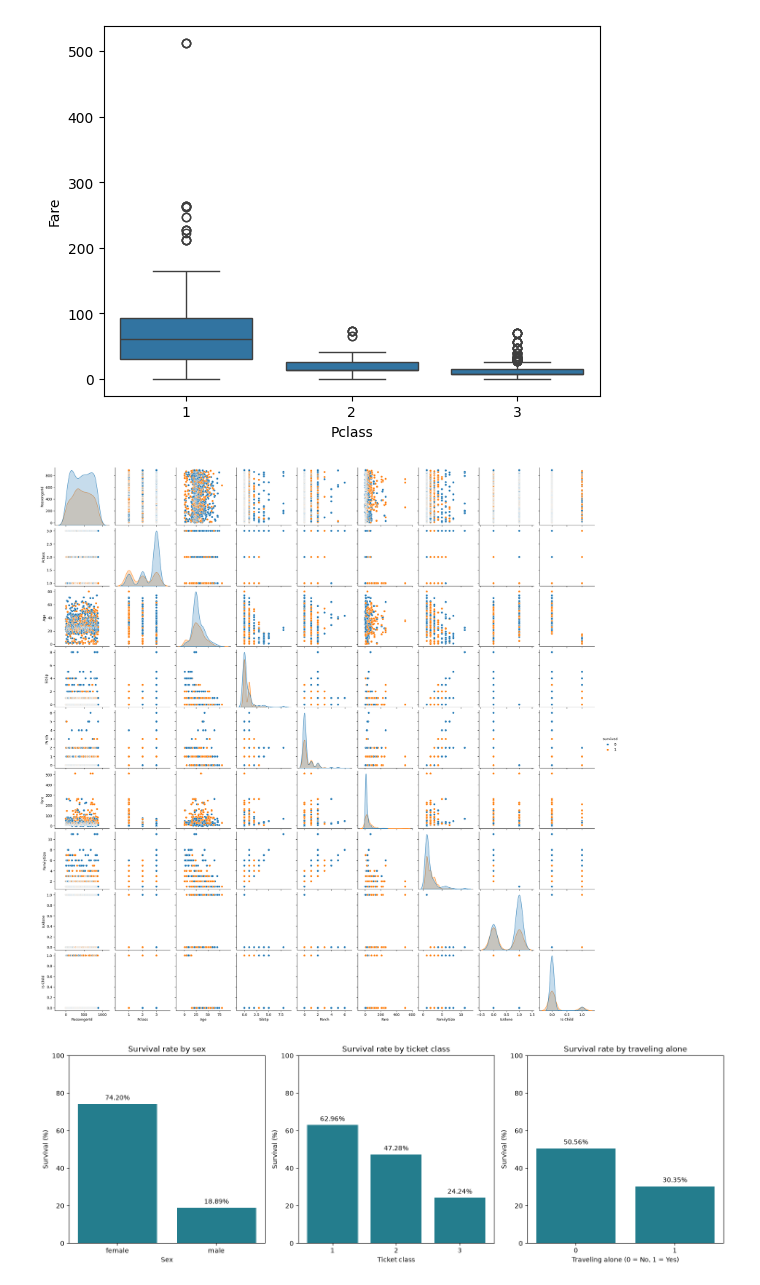
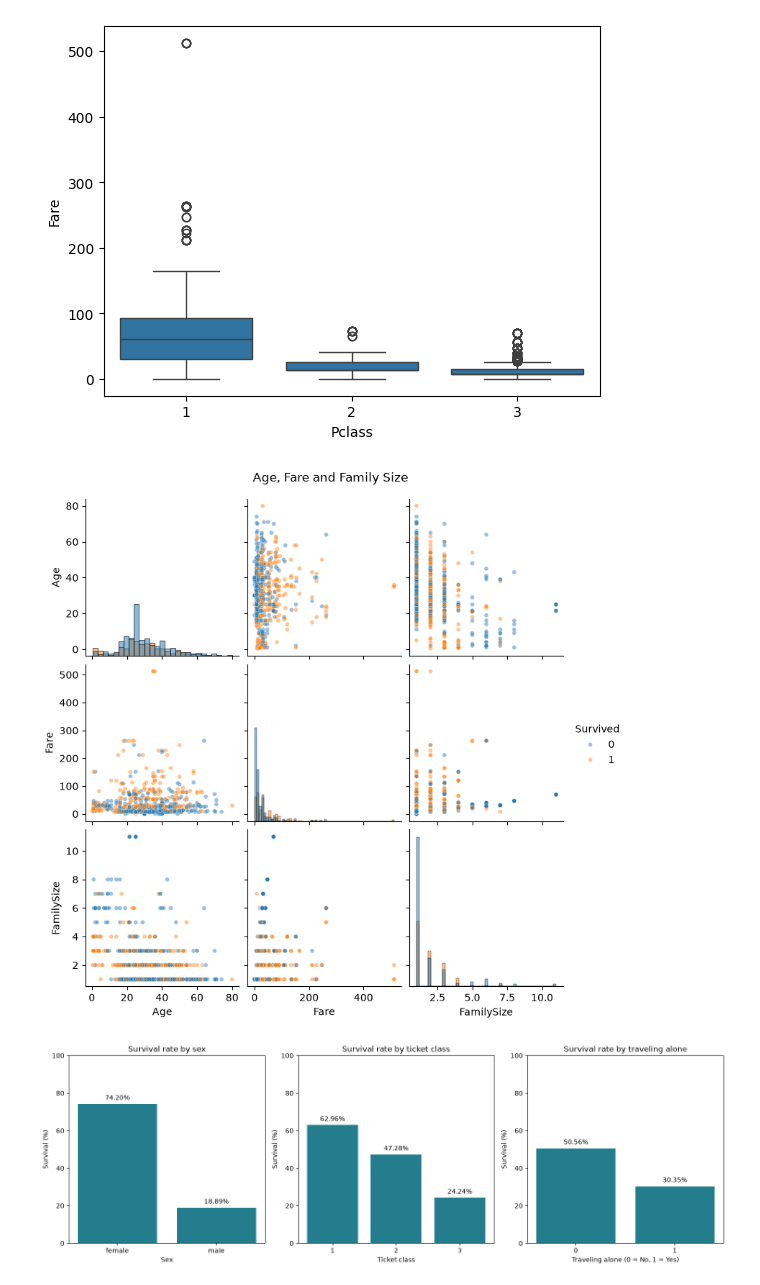
Before and after one commit to mn3m2001/titanic-data-analysis, a Jupyter notebook: Titanic_cleaning.ipynb, the cells around one changed output. Saved outputs shown, nothing was run; the diff lists cells and outputs as text; code cells hidden in the pictures.

```diff
--- a/Titanic_cleaning.ipynb
+++ b/Titanic_cleaning.ipynb
@@ -340,11 +338,15 @@ sns.boxplot(data=df_clean, x='Pclass', y='Fare')
 plt.show()
 # %% [output]
 [figure]
-# %%
-sns.pairplot(df_clean, hue='Survived')
-plt.show()
-# %% [output]
-[figure, removed]
+# %%
+# Focus on age, fare and family size
+g = sns.pairplot(df_clean, vars=['Age', 'Fare', 'FamilySize'],
+                 hue='Survived', diag_kind='hist', height=2.5,
+                 plot_kws={'alpha': 0.45, 's': 18})
+g.figure.suptitle('Age, Fare and Family Size', y=1.03)
+plt.show()
+# %% [output]
+[figure, added]
 # %%
 # Survival percentage by sex, passenger class and traveling alone
 from pathlib import Path
```
Also changed, not shown: parts of 3 cells of this notebook, 9 other files.
